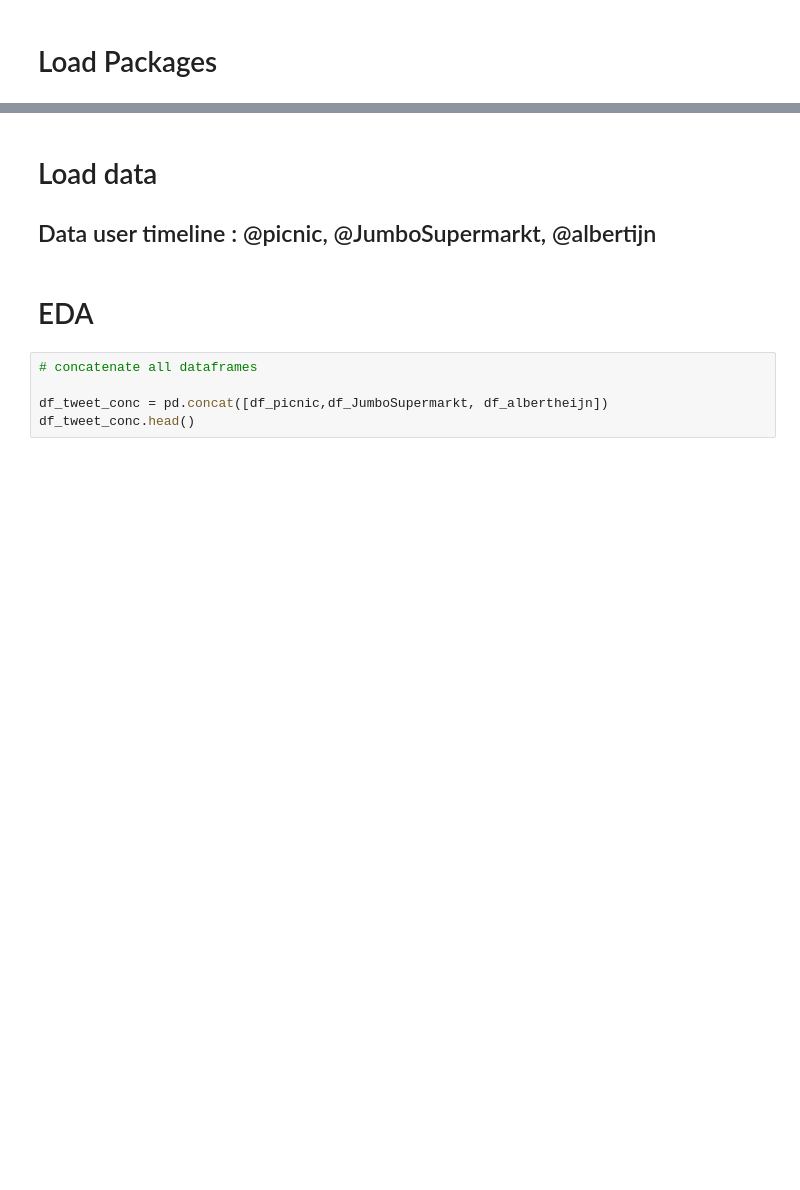
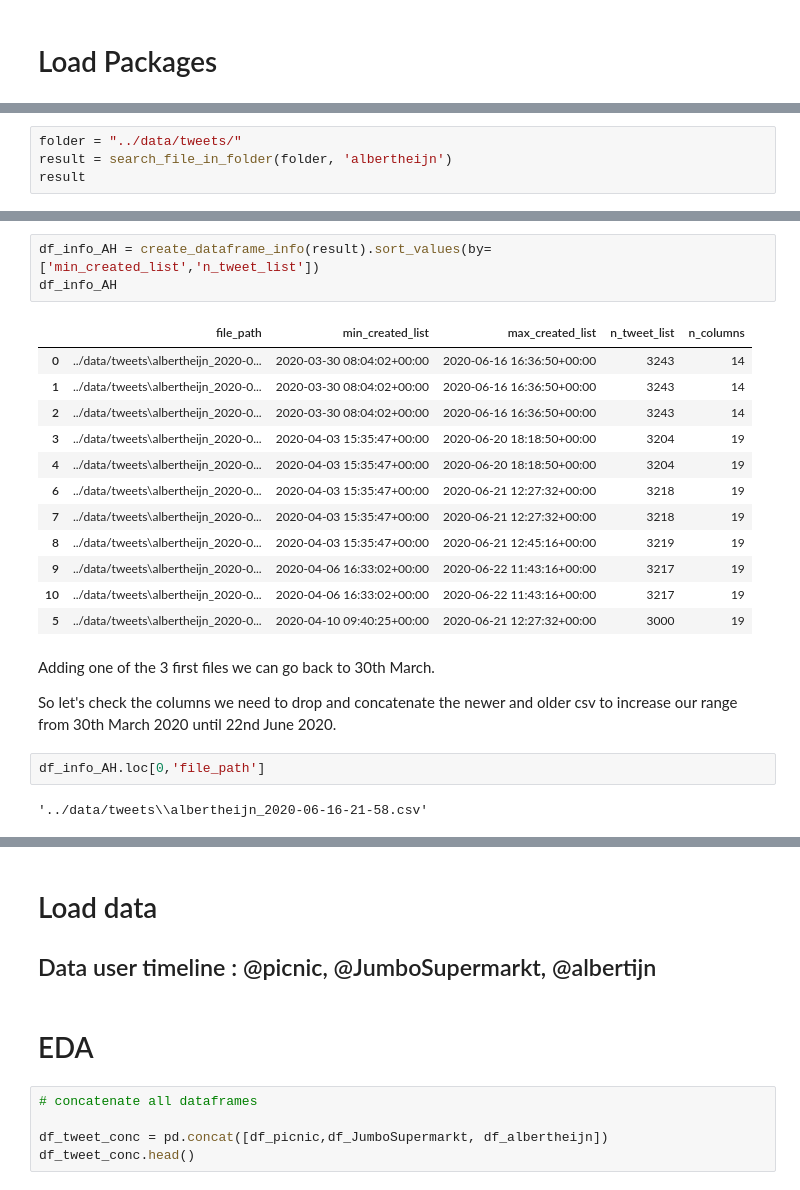
Before and after one commit to dpbac/twitter_analysis_online_grocery_NL, a Jupyter notebook: notebooks/02-EDA and Sentiment Analysis.ipynb, the cells around one changed output, grey strips where cells are left out. Drawn from its saved outputs; the diff is of its cells as text; blank space fills up the shorter version.

```diff
--- a/notebooks/02-EDA and Sentiment Analysis.ipynb
+++ b/notebooks/02-EDA and Sentiment Analysis.ipynb
@@ -2,0 +91,4 @@
+# %%
+folder = "../data/tweets/"
+result = search_file_in_folder(folder, 'albertheijn')
+result
@@ -2,0 +107,24 @@
+# %%
+df_info_AH = create_dataframe_info(result).sort_values(by=['min_created_list','n_tweet_list'])
+df_info_AH
+# %% [output]
+|  | file_path | min_created_list | max_created_list | n_tweet_list | n_columns |
+| 0 | ../data/tweets\albertheijn_2020-0... | 2020-03-30 08:04:02+00:00 | 2020-06-16 16:36:50+00:00 | 3243 | 14 |
+| 1 | ../data/tweets\albertheijn_2020-0... | 2020-03-30 08:04:02+00:00 | 2020-06-16 16:36:50+00:00 | 3243 | 14 |
+| 2 | ../data/tweets\albertheijn_2020-0... | 2020-03-30 08:04:02+00:00 | 2020-06-16 16:36:50+00:00 | 3243 | 14 |
+| 3 | ../data/tweets\albertheijn_2020-0... | 2020-04-03 15:35:47+00:00 | 2020-06-20 18:18:50+00:00 | 3204 | 19 |
+| 4 | ../data/tweets\albertheijn_2020-0... | 2020-04-03 15:35:47+00:00 | 2020-06-20 18:18:50+00:00 | 3204 | 19 |
+| 6 | ../data/tweets\albertheijn_2020-0... | 2020-04-03 15:35:47+00:00 | 2020-06-21 12:27:32+00:00 | 3218 | 19 |
+| 7 | ../data/tweets\albertheijn_2020-0... | 2020-04-03 15:35:47+00:00 | 2020-06-21 12:27:32+00:00 | 3218 | 19 |
+| 8 | ../data/tweets\albertheijn_2020-0... | 2020-04-03 15:35:47+00:00 | 2020-06-21 12:45:16+00:00 | 3219 | 19 |
+| 9 | ../data/tweets\albertheijn_2020-0... | 2020-04-06 16:33:02+00:00 | 2020-06-22 11:43:16+00:00 | 3217 | 19 |
+| 10 | ../data/tweets\albertheijn_2020-0... | 2020-04-06 16:33:02+00:00 | 2020-06-22 11:43:16+00:00 | 3217 | 19 |
+| 5 | ../data/tweets\albertheijn_2020-0... | 2020-04-10 09:40:25+00:00 | 2020-06-21 12:27:32+00:00 | 3000 | 19 |
+# %% [markdown]
+Adding one of the 3 first files we can go back to 30th March.
+
+So let's check the columns we need to drop and concatenate the newer and older csv to increase our range from 30th March 2020 until 22nd June 2020.
+# %%
+df_info_AH.loc[0,'file_path']
+# %% [output]
+'../data/tweets\\albertheijn_2020-06-16-21-58.csv'
```
Also changed, not shown: parts of 22 cells of this notebook, 1 other file.
